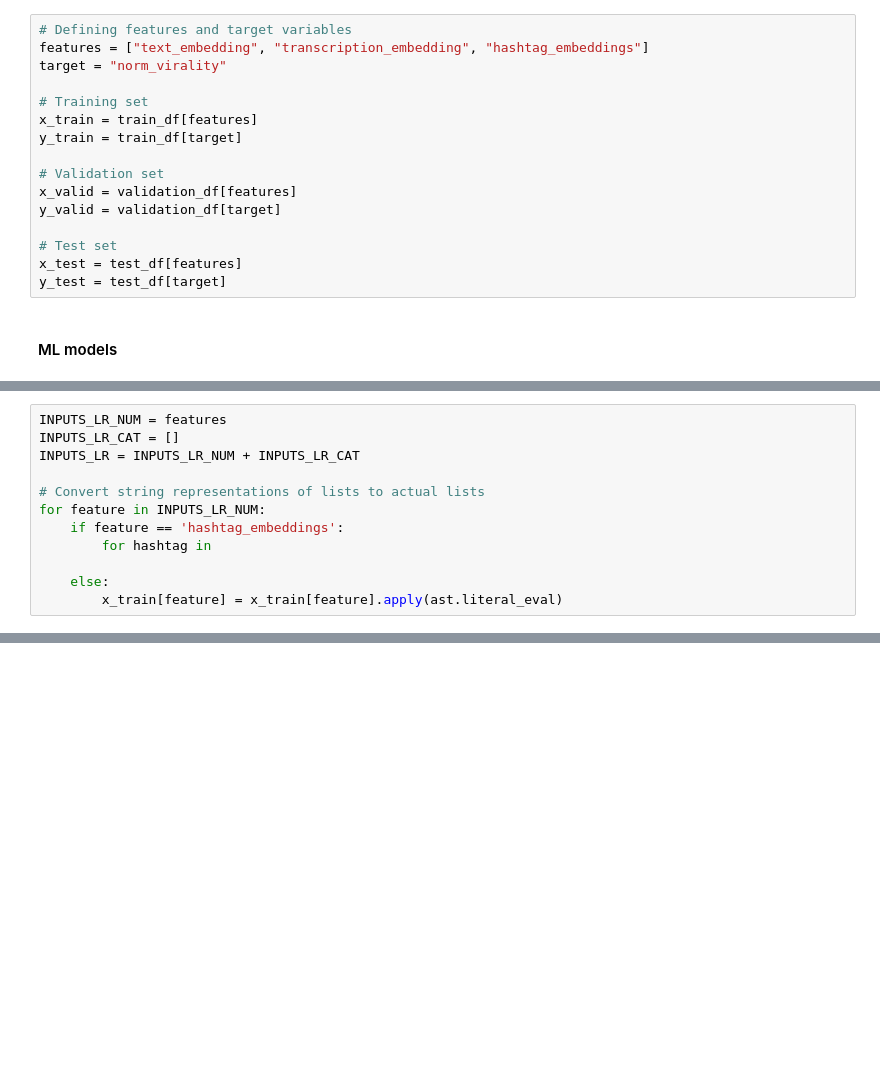
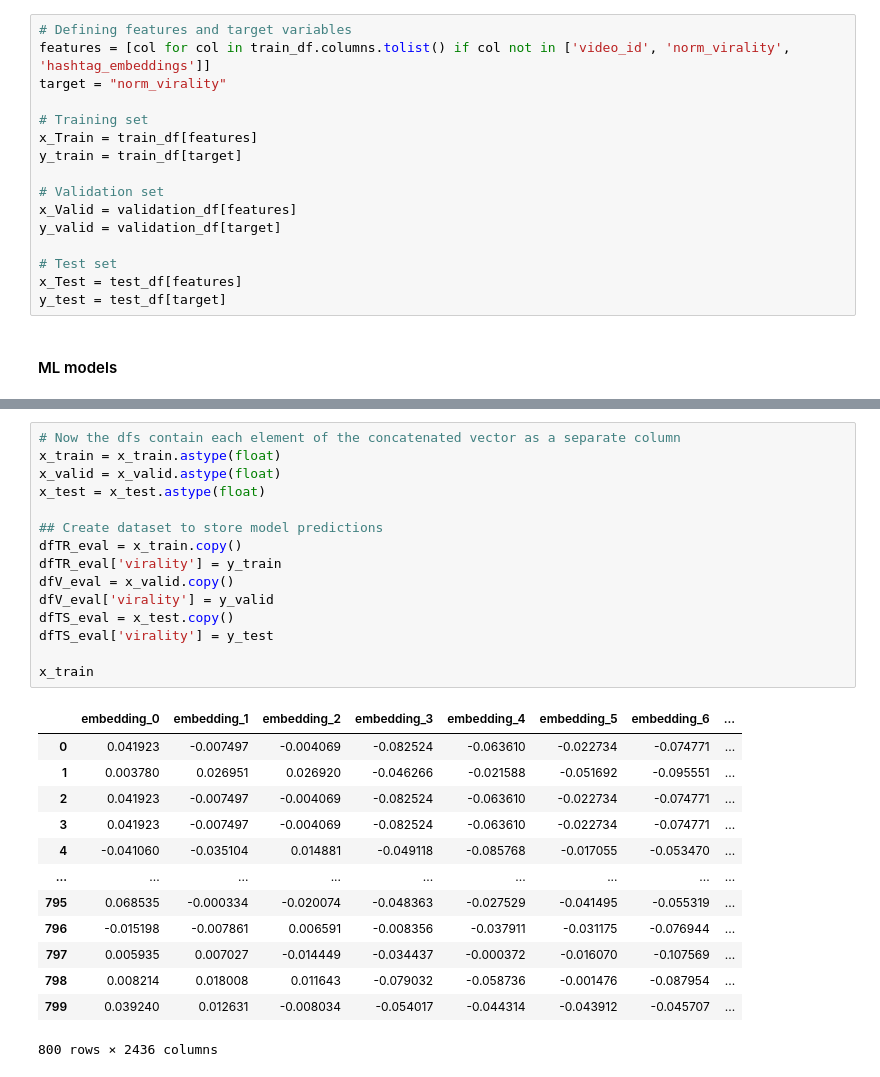
Before and after one commit to juanls1/TikTok-Virality-Predictor, a Jupyter notebook: src/text/text_study.ipynb, the cells around one changed output, grey strips where cells are left out. Drawn from its saved outputs; the diff is of its cells as text; blank space fills up the shorter version.

Commit message:
first model done

```diff
--- a/src/text/text_study.ipynb
+++ b/src/text/text_study.ipynb
@@ -421,19 +472,19 @@ The first and second cases are more related to text analysis, so they will be th
 Due to the fact that every variable is a vector, we cannot use a model whose variables are vectors. Therefore, we are going to concatenate all embeddings into a single vector. It could also be deployed a model for each variable and a fourth model (a MLP, for instance) to learn how to mix them properly and apply correct weights in order to minimize the loss, but it is a method that needs more resources than the current ones, so it is not going to be tested.
 # %%
 # Defining features and target variables
-features = ["text_embedding", "transcription_embedding", "hashtag_embeddings"]
+features = [col for col in train_df.columns.tolist() if col not in ['video_id', 'norm_virality', 'hashtag_embeddings']]
 target = "norm_virality"
 
 # Training set
-x_train = train_df[features]
+x_Train = train_df[features]
 y_train = train_df[target]
 
 # Validation set
-x_valid = validation_df[features]
+x_Valid = validation_df[features]
 y_valid = validation_df[target]
 
 # Test set
-x_test = test_df[features]
+x_Test = test_df[features]
 y_test = test_df[target]
 # %% [markdown]
 #### ML models
@@ -444,12 +490,0 @@ features
-# %%
-INPUTS_LR_NUM = features
-INPUTS_LR_CAT = []
-INPUTS_LR = INPUTS_LR_NUM + INPUTS_LR_CAT
-
-# Convert string representations of lists to actual lists
-for feature in INPUTS_LR_NUM:
-    if feature == 'hashtag_embeddings':
-        for hashtag in
-
-    else:
-        x_train[feature] = x_train[feature].apply(ast.literal_eval)
@@ -463 +518,30 @@ ValueError: malformed node or string on line 1: <ast.Call object at 0x...>
+# %%
+# Now the dfs contain each element of the concatenated vector as a separate column
+x_train = x_train.astype(float)
+x_valid = x_valid.astype(float)
+x_test = x_test.astype(float)
+
+## Create dataset to store model predictions
+dfTR_eval = x_train.copy()
+dfTR_eval['virality'] = y_train
+dfV_eval = x_valid.copy()
+dfV_eval['virality'] = y_valid
+dfTS_eval = x_test.copy()
+dfTS_eval['virality'] = y_test
+
+x_train
+# %% [output]
+|  | embedding_0 | embedding_1 | embedding_2 | embedding_3 | embedding_4 | embedding_5 | embedding_6 | ... |
+| 0 | 0.041923 | -0.007497 | -0.004069 | -0.082524 | -0.063610 | -0.022734 | -0.074771 | ... |
+| 1 | 0.003780 | 0.026951 | 0.026920 | -0.046266 | -0.021588 | -0.051692 | -0.095551 | ... |
+| 2 | 0.041923 | -0.007497 | -0.004069 | -0.082524 | -0.063610 | -0.022734 | -0.074771 | ... |
+| 3 | 0.041923 | -0.007497 | -0.004069 | -0.082524 | -0.063610 | -0.022734 | -0.074771 | ... |
+| 4 | -0.041060 | -0.035104 | 0.014881 | -0.049118 | -0.085768 | -0.017055 | -0.053470 | ... |
+| ... | ... | ... | ... | ... | ... | ... | ... | ... |
+| 795 | 0.068535 | -0.000334 | -0.020074 | -0.048363 | -0.027529 | -0.041495 | -0.055319 | ... |
+| 796 | -0.015198 | -0.007861 | 0.006591 | -0.008356 | -0.037911 | -0.031175 | -0.076944 | ... |
+| 797 | 0.005935 | 0.007027 | -0.014449 | -0.034437 | -0.000372 | -0.016070 | -0.107569 | ... |
+| 798 | 0.008214 | 0.018008 | 0.011643 | -0.079032 | -0.058736 | -0.001476 | -0.087954 | ... |
+| 799 | 0.039240 | 0.012631 | -0.008034 | -0.054017 | -0.044314 | -0.043912 | -0.045707 | ... |
+800 rows × 2436 columns
 # %%
```
Also changed, not shown: parts of 31 cells of this notebook, 1 other file.
